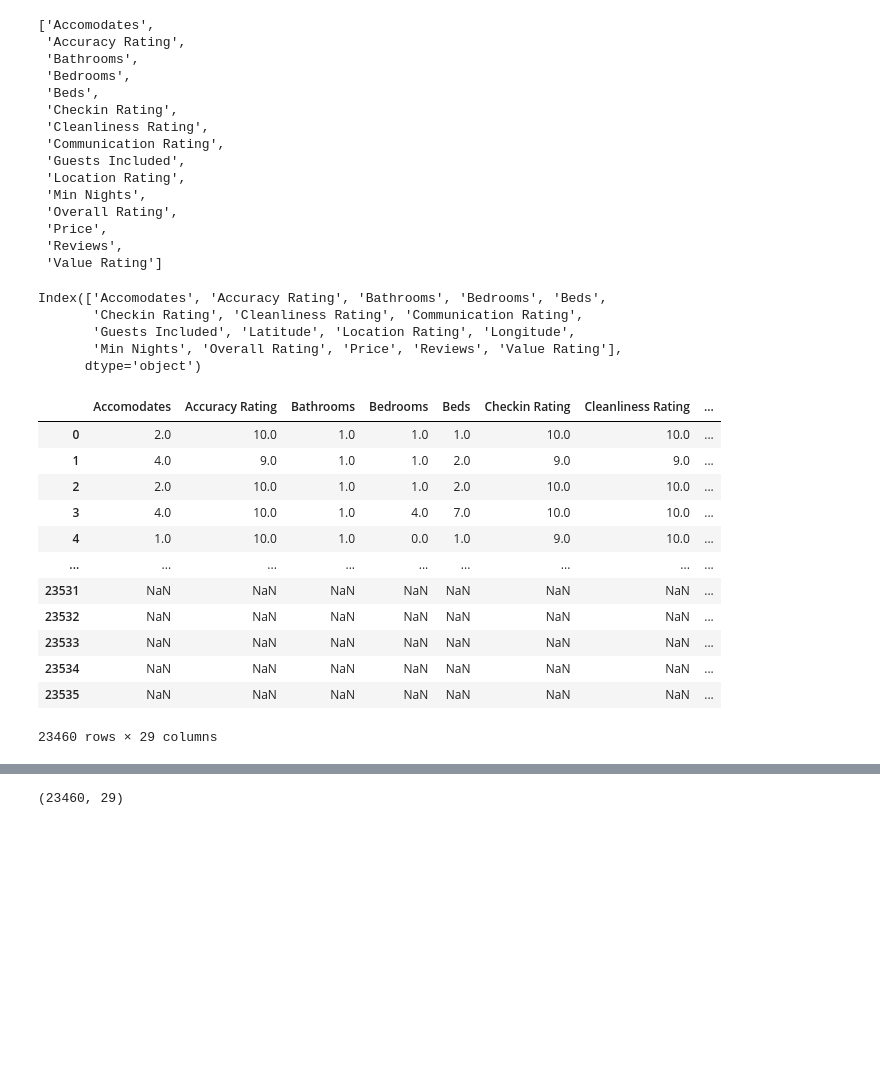
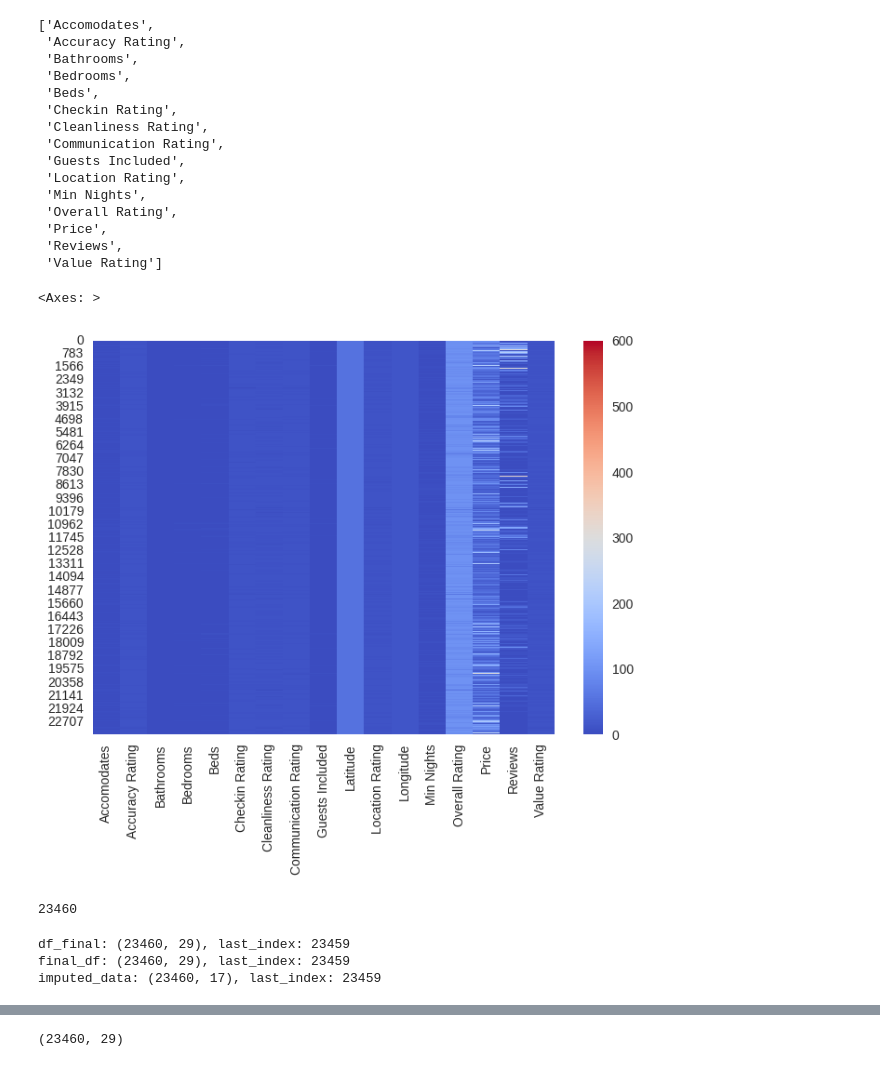
Before and after one commit to hajyhia/Airbnb_Berlin_Price_predic, a Jupyter notebook: Airbnb_Berlin_Price_Pedict_EDA2.ipynb, the cells around one changed output, grey strips where cells are left out. Drawn from its saved outputs; the diff is of its cells as text; code cells hidden in the pictures; blank space fills up the shorter version.

```diff
--- a/Airbnb_Berlin_Price_Pedict_EDA2.ipynb
+++ b/Airbnb_Berlin_Price_Pedict_EDA2.ipynb
@@ -847,13 +862,5 @@ imp_cols
  'Price',
  'Reviews',
  'Value Rating']
-# %%
-imp_cols
-# %% [output]
-Index(['Accomodates', 'Accuracy Rating', 'Bathrooms', 'Bedrooms', 'Beds',
-       'Checkin Rating', 'Cleanliness Rating', 'Communication Rating',
-       'Guests Included', 'Latitude', 'Location Rating', 'Longitude',
-       'Min Nights', 'Overall Rating', 'Price', 'Reviews', 'Value Rating'],
-      dtype='object')
 # %%
 from sklearn.impute import KNNImputer
@@ -863,19 +870,20 @@ knn_imputer = KNNImputer(n_neighbors=1)
 imputed_data = pd.DataFrame(knn_imputer.fit_transform(final_df[imp_cols]),columns = imp_cols)
 # %%
 final_df[imp_cols] = imputed_data
-# %%
-final_df
-# %% [output]
-|  | Accomodates | Accuracy Rating | Bathrooms | Bedrooms | Beds | Checkin Rating | Cleanliness Rating | ... |
-| 0 | 2.0 | 10.0 | 1.0 | 1.0 | 1.0 | 10.0 | 10.0 | ... |
-| 1 | 4.0 | 9.0 | 1.0 | 1.0 | 2.0 | 9.0 | 9.0 | ... |
-| 2 | 2.0 | 10.0 | 1.0 | 1.0 | 2.0 | 10.0 | 10.0 | ... |
-| 3 | 4.0 | 10.0 | 1.0 | 4.0 | 7.0 | 10.0 | 10.0 | ... |
-| 4 | 1.0 | 10.0 | 1.0 | 0.0 | 1.0 | 9.0 | 10.0 | ... |
-| ... | ... | ... | ... | ... | ... | ... | ... | ... |
-| 23531 | NaN | NaN | NaN | NaN | NaN | NaN | NaN | ... |
-| 23532 | NaN | NaN | NaN | NaN | NaN | NaN | NaN | ... |
-| 23533 | NaN | NaN | NaN | NaN | NaN | NaN | NaN | ... |
-| 23534 | NaN | NaN | NaN | NaN | NaN | NaN | NaN | ... |
-| 23535 | NaN | NaN | NaN | NaN | NaN | NaN | NaN | ... |
-23460 rows × 29 columns
+# %%
+sns.heatmap(imputed_data, cmap="coolwarm")
+# %% [output]
+<Axes: >
+[figure, added]
+# %%
+imputed_data['Overall Rating'].notna().sum()
+# %% [output]
+23460
+# %%
+print(f"df_final: {df_final.shape}, last_index: {df_final.index[-1]}")
+print(f"final_df: {final_df.shape}, last_index: {final_df.index[-1]}")
+print(f"imputed_data: {imputed_data.shape}, last_index: {imputed_data.index[-1]}")
+# %% [output]
+df_final: (23460, 29), last_index: 23459
+final_df: (23460, 29), last_index: 23459
+imputed_data: (23460, 17), last_index: 23459
```
Also changed, not shown: parts of 20 cells of this notebook.
